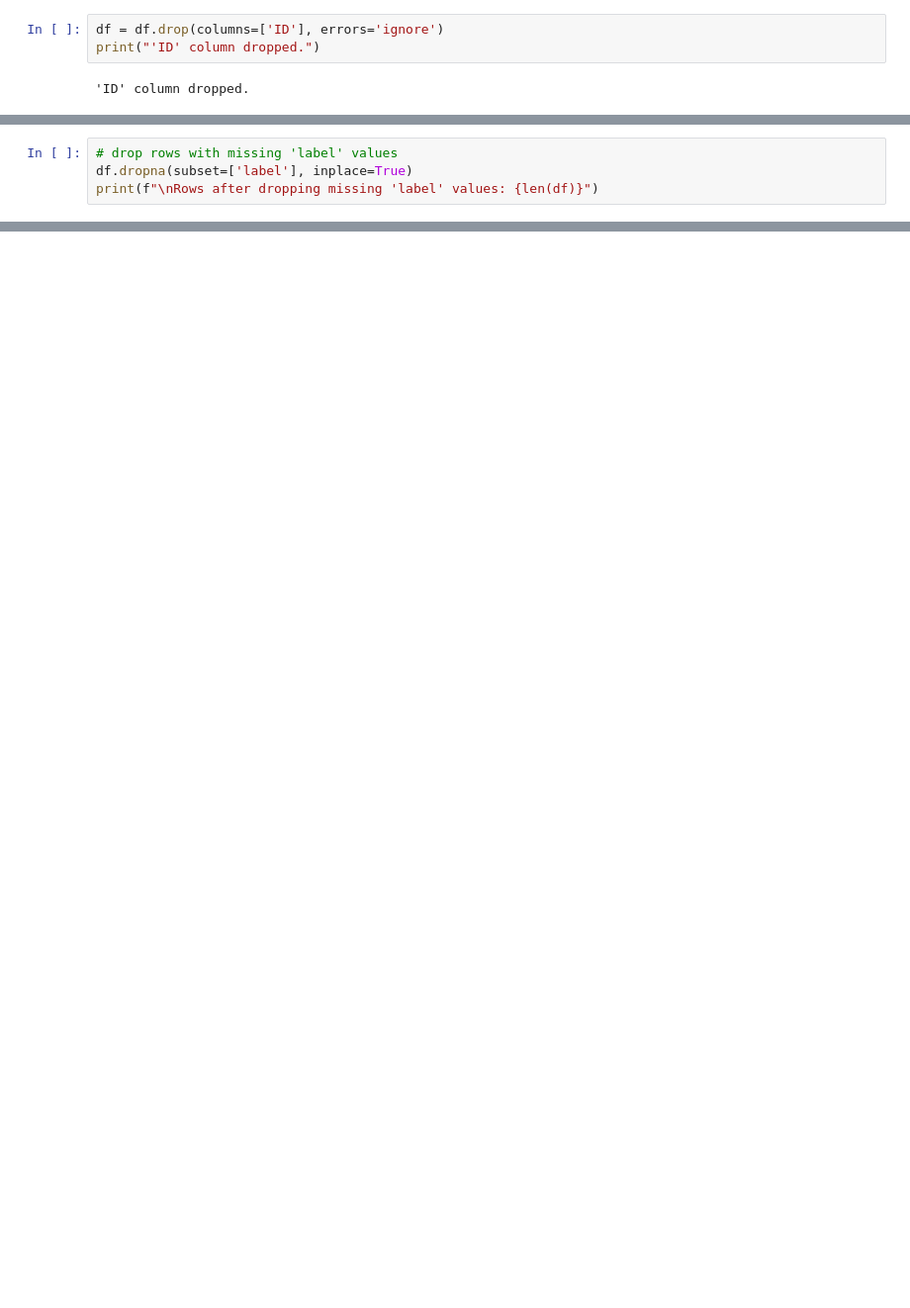
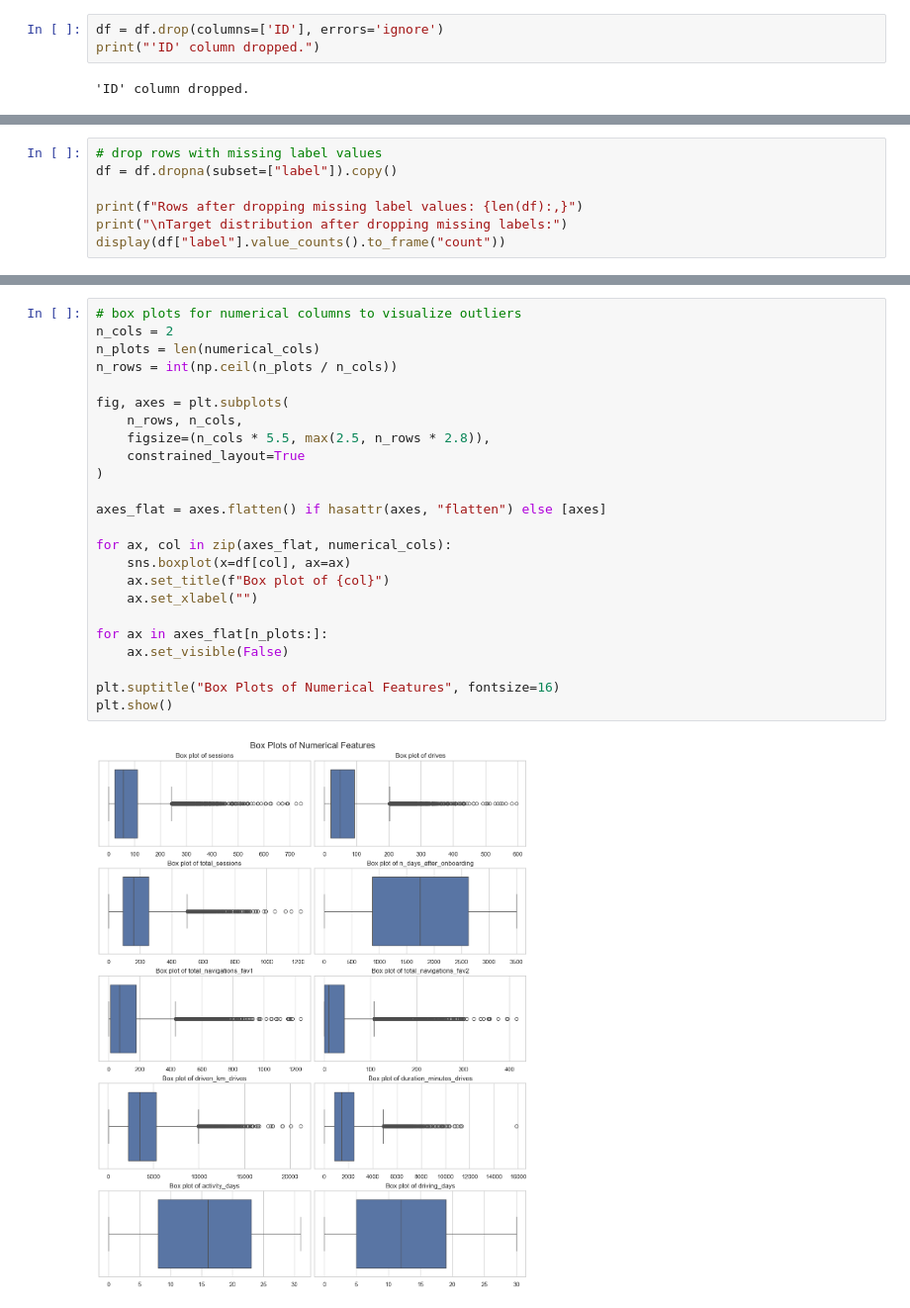
Before and after one commit to padauu/waze-user-churn-prediction, a Jupyter notebook: notebooks/01_data_cleaning_eda.ipynb, the cells around one changed output, grey strips where cells are left out. Shown at 99% size. Drawn from its saved outputs; the diff is of its cells as text; blank space fills up the shorter version.

```diff
--- a/notebooks/01_data_cleaning_eda.ipynb
+++ b/notebooks/01_data_cleaning_eda.ipynb
@@ -185,4 +149,0 @@ Name: proportion, dtype: float64
-# %%
-# drop rows with missing 'label' values
-df.dropna(subset=['label'], inplace=True)
-print(f"\nRows after dropping missing 'label' values: {len(df)}")
@@ -715,0 +223,7 @@ Overall, my EDA indicates that **Waze churn is primarily an early-lifecycle and
+# %%
+# drop rows with missing label values
+df = df.dropna(subset=["label"]).copy()
+
+print(f"Rows after dropping missing label values: {len(df):,}")
+print("\nTarget distribution after dropping missing labels:")
+display(df["label"].value_counts().to_frame("count"))
@@ -715,0 +287,26 @@ Overall, my EDA indicates that **Waze churn is primarily an early-lifecycle and
+# %%
+# box plots for numerical columns to visualize outliers
+n_cols = 2
+n_plots = len(numerical_cols)
+n_rows = int(np.ceil(n_plots / n_cols))
+
+fig, axes = plt.subplots(
+    n_rows, n_cols,
+    figsize=(n_cols * 5.5, max(2.5, n_rows * 2.8)),
+    constrained_layout=True
+)
+
+axes_flat = axes.flatten() if hasattr(axes, "flatten") else [axes]
+
+for ax, col in zip(axes_flat, numerical_cols):
+    sns.boxplot(x=df[col], ax=ax)
+    ax.set_title(f"Box plot of {col}")
+    ax.set_xlabel("")
+
+for ax in axes_flat[n_plots:]:
+    ax.set_visible(False)
+
+plt.suptitle("Box Plots of Numerical Features", fontsize=16)
+plt.show()
+# %% [output]
+[figure, added]
```
Also changed, not shown: parts of 143 cells of this notebook.
